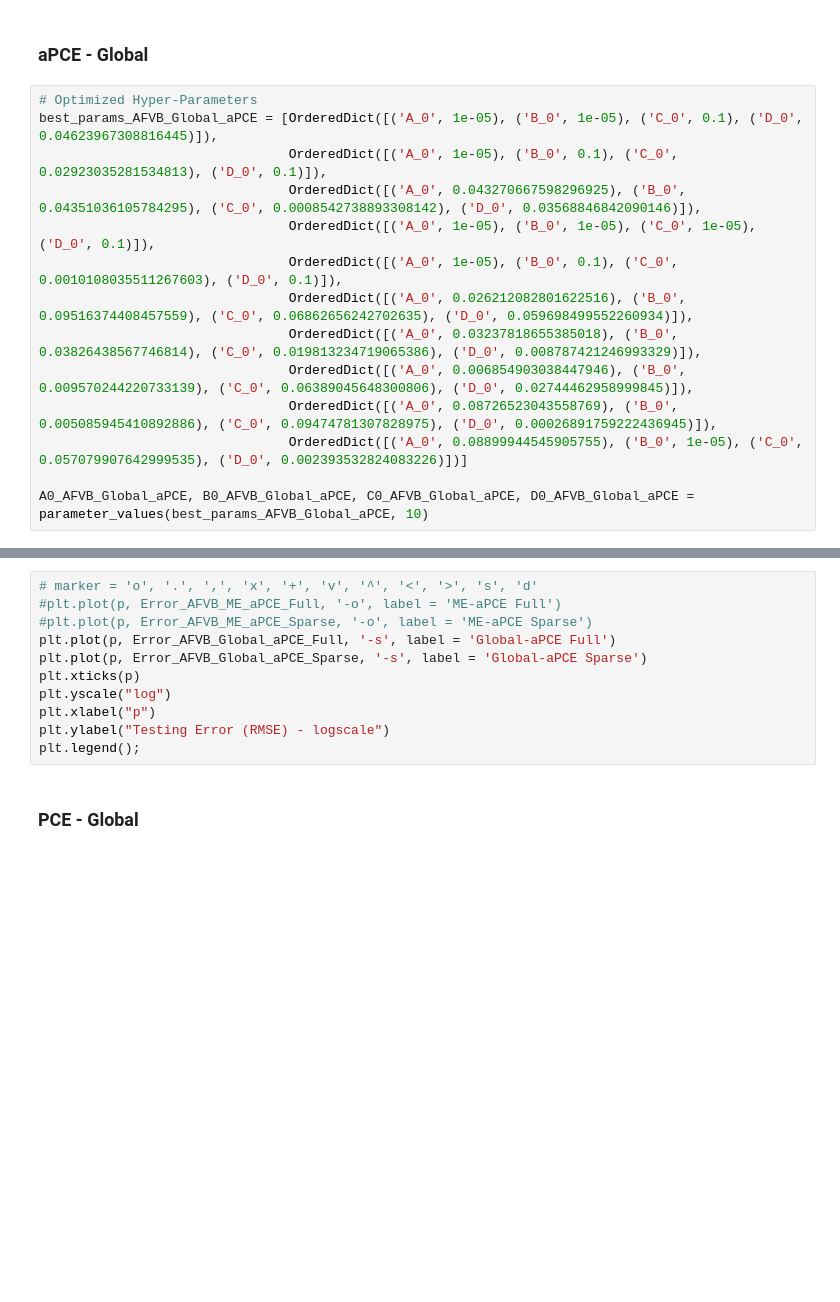
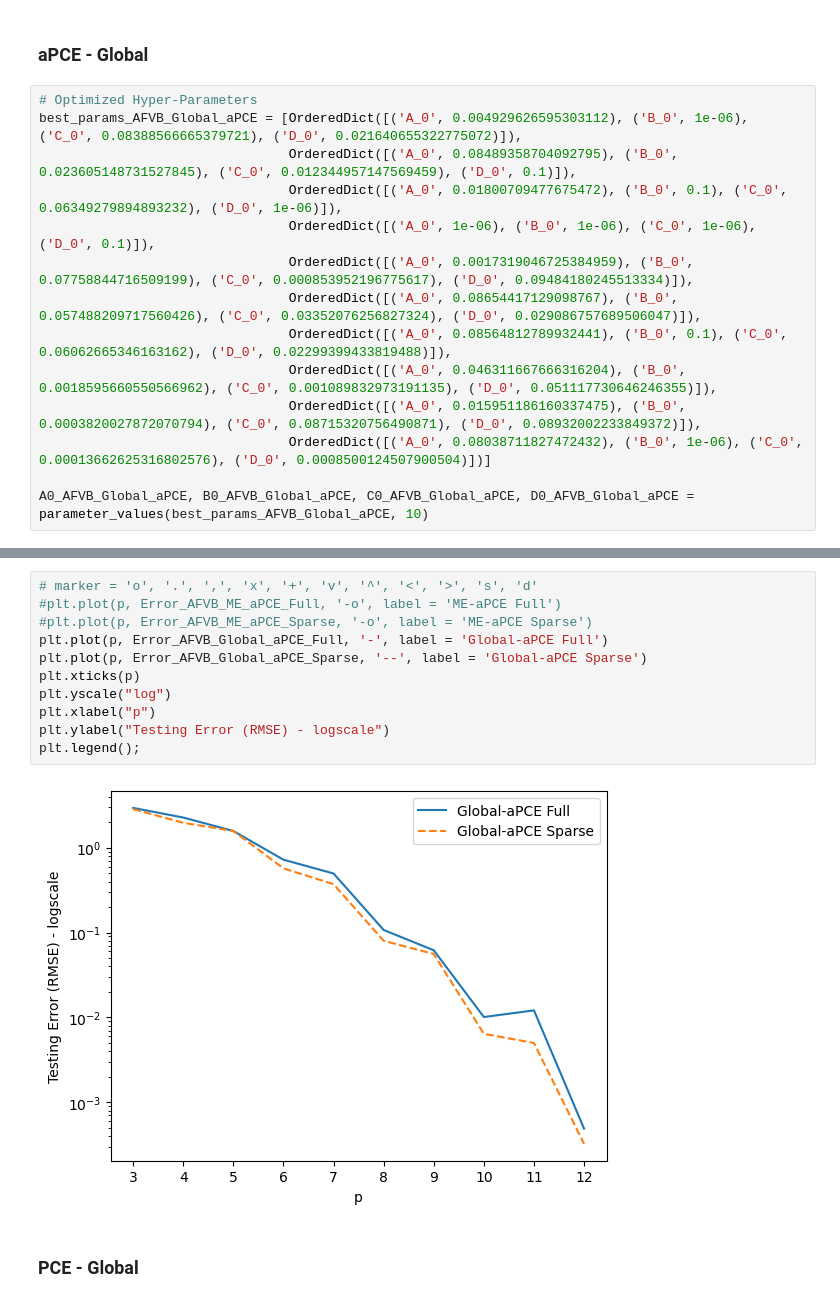
Before and after one commit to IsabelCoronaGuevara/CUDenver-Thesis, a Jupyter notebook: Results_SparseBayesianLearning.ipynb, the cells around one changed output, grey strips where cells are left out. Saved outputs shown, nothing was run; the diff lists cells and outputs as text; blank space fills up the shorter version.

```diff
--- a/Results_SparseBayesianLearning.ipynb
+++ b/Results_SparseBayesianLearning.ipynb
@@ -53,16 +53,16 @@ Y_test = tf.ishigami(X_test)
 ### aPCE - Global
 # %%
 # Optimized Hyper-Parameters
-best_params_AFVB_Global_aPCE = [OrderedDict([('A_0', 1e-05), ('B_0', 1e-05), ('C_0', 0.1), ('D_0', 0.04623967308816445)]),
-                                OrderedDict([('A_0', 1e-05), ('B_0', 0.1), ('C_0', 0.02923035281534813), ('D_0', 0.1)]),
-                                OrderedDict([('A_0', 0.043270667598296925), ('B_0', 0.04351036105784295), ('C_0', 0.0008542738893308142), ('D_0', 0.03568846842090146)]),
-                                OrderedDict([('A_0', 1e-05), ('B_0', 1e-05), ('C_0', 1e-05), ('D_0', 0.1)]),
-                                OrderedDict([('A_0', 1e-05), ('B_0', 0.1), ('C_0', 0.0010108035511267603), ('D_0', 0.1)]),
-                                OrderedDict([('A_0', 0.026212082801622516), ('B_0', 0.09516374408457559), ('C_0', 0.06862656242702635), ('D_0', 0.059698499552260934)]),
-                                OrderedDict([('A_0', 0.03237818655385018), ('B_0', 0.03826438567746814), ('C_0', 0.019813234719065386), ('D_0', 0.008787421246993329)]),
-                                OrderedDict([('A_0', 0.006854903038447946), ('B_0', 0.009570244220733139), ('C_0', 0.06389045648300806), ('D_0', 0.02744462958999845)]),
-                                OrderedDict([('A_0', 0.08726523043558769), ('B_0', 0.005085945410892886), ('C_0', 0.09474781307828975), ('D_0', 0.00026891759222436945)]),
-                                OrderedDict([('A_0', 0.08899944545905755), ('B_0', 1e-05), ('C_0', 0.057079907642999535), ('D_0', 0.002393532824083226)])]
+best_params_AFVB_Global_aPCE = [OrderedDict([('A_0', 0.004929626595303112), ('B_0', 1e-06), ('C_0', 0.08388566665379721), ('D_0', 0.021640655322775072)]),
+                                OrderedDict([('A_0', 0.08489358704092795), ('B_0', 0.023605148731527845), ('C_0', 0.012344957147569459), ('D_0', 0.1)]),
+                                OrderedDict([('A_0', 0.01800709477675472), ('B_0', 0.1), ('C_0', 0.06349279894893232), ('D_0', 1e-06)]),
+                                OrderedDict([('A_0', 1e-06), ('B_0', 1e-06), ('C_0', 1e-06), ('D_0', 0.1)]),
+                                OrderedDict([('A_0', 0.0017319046725384959), ('B_0', 0.07758844716509199), ('C_0', 0.000853952196775617), ('D_0', 0.09484180245513334)]),
+                                OrderedDict([('A_0', 0.08654417129098767), ('B_0', 0.057488209717560426), ('C_0', 0.03352076256827324), ('D_0', 0.029086757689506047)]),
+                                OrderedDict([('A_0', 0.08564812789932441), ('B_0', 0.1), ('C_0', 0.06062665346163162), ('D_0', 0.02299399433819488)]),
+                                OrderedDict([('A_0', 0.046311667666316204), ('B_0', 0.0018595660550566962), ('C_0', 0.001089832973191135), ('D_0', 0.051117730646246355)]),
+                                OrderedDict([('A_0', 0.015951186160337475), ('B_0', 0.0003820027872070794), ('C_0', 0.08715320756490871), ('D_0', 0.08932002233849372)]),
+                                OrderedDict([('A_0', 0.08038711827472432), ('B_0', 1e-06), ('C_0', 0.00013662625316802576), ('D_0', 0.0008500124507900504)])]
 
 A0_AFVB_Global_aPCE, B0_AFVB_Global_aPCE, C0_AFVB_Global_aPCE, D0_AFVB_Global_aPCE = parameter_values(best_params_AFVB_Global_aPCE, 10)
 # %%
@@ -83,14 +97,16 @@ for i in range(len(p)):
-# %%
-# marker = 'o', '.', ',', 'x', '+', 'v', '^', '<', '>', 's', 'd'
-#plt.plot(p, Error_AFVB_ME_aPCE_Full, '-o', label = 'ME-aPCE Full')
-#plt.plot(p, Error_AFVB_ME_aPCE_Sparse, '-o', label = 'ME-aPCE Sparse')
-plt.plot(p, Error_AFVB_Global_aPCE_Full, '-s', label = 'Global-aPCE Full')
-plt.plot(p, Error_AFVB_Global_aPCE_Sparse, '-s', label = 'Global-aPCE Sparse')
-plt.xticks(p)
-plt.yscale("log")
-plt.xlabel("p")
-plt.ylabel("Testing Error (RMSE) - logscale")
-plt.legend();
+# %%
+# marker = 'o', '.', ',', 'x', '+', 'v', '^', '<', '>', 's', 'd'
+#plt.plot(p, Error_AFVB_ME_aPCE_Full, '-o', label = 'ME-aPCE Full')
+#plt.plot(p, Error_AFVB_ME_aPCE_Sparse, '-o', label = 'ME-aPCE Sparse')
+plt.plot(p, Error_AFVB_Global_aPCE_Full, '-', label = 'Global-aPCE Full')
+plt.plot(p, Error_AFVB_Global_aPCE_Sparse, '--', label = 'Global-aPCE Sparse')
+plt.xticks(p)
+plt.yscale("log")
+plt.xlabel("p")
+plt.ylabel("Testing Error (RMSE) - logscale")
+plt.legend();
+# %% [output]
+[figure, added]
 # %% [markdown]
 ### PCE - Global
 # %%
```
Also changed, not shown: parts of 41 cells of this notebook.
